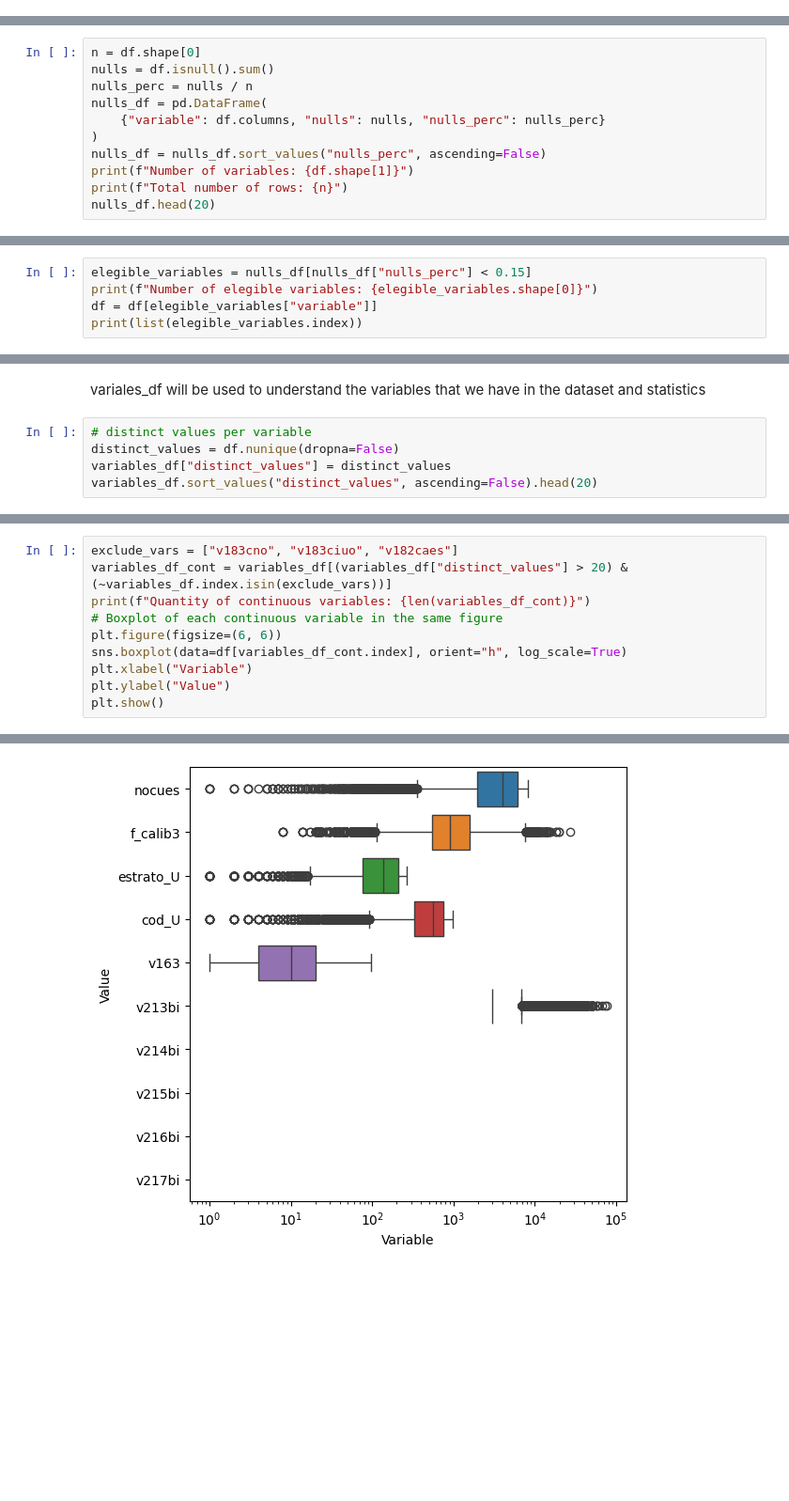
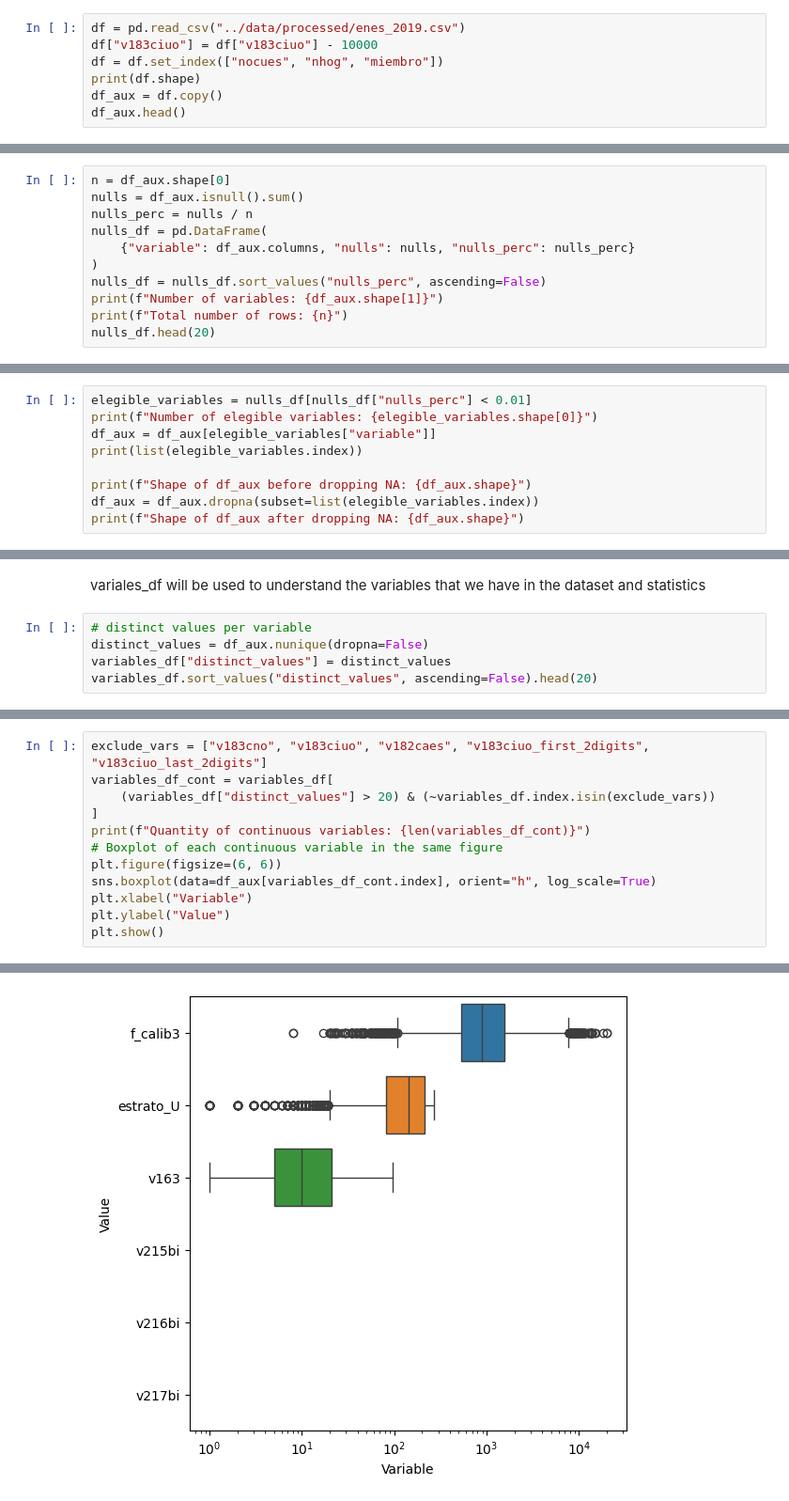
Before and after one commit to aaronbernal28/labor_market_structure_arg, a Jupyter notebook: notebooks/eph_tests.ipynb, the cells around one changed output, grey strips where cells are left out. Shown at 94% size. Drawn from its saved outputs; the diff is of its cells as text; blank space fills up the shorter version.

```diff
--- a/notebooks/eph_tests.ipynb
+++ b/notebooks/eph_tests.ipynb
@@ -37,0 +18,7 @@ caes_ciuo_relation_df
+# %%
+df = pd.read_csv("../data/processed/enes_2019.csv")
+df["v183ciuo"] = df["v183ciuo"] - 10000
+df = df.set_index(["nocues", "nhog", "miembro"])
+print(df.shape)
+df_aux = df.copy()
+df_aux.head()
@@ -67,14 +70,14 @@ df
 # %% [markdown]
 Variables per quantity and percentage of nulls, sorted by percentage of nulls
 # %%
-n = df.shape[0]
-nulls = df.isnull().sum()
+n = df_aux.shape[0]
+nulls = df_aux.isnull().sum()
 nulls_perc = nulls / n
 nulls_df = pd.DataFrame(
-	{"variable": df.columns, "nulls": nulls, "nulls_perc": nulls_perc}
+	{"variable": df_aux.columns, "nulls": nulls, "nulls_perc": nulls_perc}
 )
 nulls_df = nulls_df.sort_values("nulls_perc", ascending=False)
-print(f"Number of variables: {df.shape[1]}")
+print(f"Number of variables: {df_aux.shape[1]}")
 print(f"Total number of rows: {n}")
 nulls_df.head(20)
 # %% [output]
@@ -107,6 +110,10 @@ sns.histplot(data=nulls_df, x="nulls_perc", bins=50)
 # %%
-elegible_variables = nulls_df[nulls_df["nulls_perc"] < 0.15]
+elegible_variables = nulls_df[nulls_df["nulls_perc"] < 0.01]
 print(f"Number of elegible variables: {elegible_variables.shape[0]}")
-df = df[elegible_variables["variable"]]
+df_aux = df_aux[elegible_variables["variable"]]
 print(list(elegible_variables.index))
+
+print(f"Shape of df_aux before dropping NA: {df_aux.shape}")
+df_aux = df_aux.dropna(subset=list(elegible_variables.index))
+print(f"Shape of df_aux after dropping NA: {df_aux.shape}")
 # %% [output]
@@ -157,7 +148,7 @@ v217bi         Integer           Other Income Amount Last Month (Imputed)
 variales_df will be used to understand the variables that we have in the dataset and statistics
 # %%
 # distinct values per variable
-distinct_values = df.nunique(dropna=False)
+distinct_values = df_aux.nunique(dropna=False)
 variables_df["distinct_values"] = distinct_values
 variables_df.sort_values("distinct_values", ascending=False).head(20)
 # %% [output]
@@ -201,10 +190,12 @@ sns.histplot(data=variables_df, x="distinct_values", bins=50, log_scale=True)
 # %%
-exclude_vars = ["v183cno", "v183ciuo", "v182caes"]
-variables_df_cont = variables_df[(variables_df["distinct_values"] > 20) & (~variables_df.index.isin(exclude_vars))]
+exclude_vars = ["v183cno", "v183ciuo", "v182caes", "v183ciuo_first_2digits", "v183ciuo_last_2digits"]
+variables_df_cont = variables_df[
+	(variables_df["distinct_values"] > 20) & (~variables_df.index.isin(exclude_vars))
+]
 print(f"Quantity of continuous variables: {len(variables_df_cont)}")
 # Boxplot of each continuous variable in the same figure
 plt.figure(figsize=(6, 6))
-sns.boxplot(data=df[variables_df_cont.index], orient="h", log_scale=True)
+sns.boxplot(data=df_aux[variables_df_cont.index], orient="h", log_scale=True)
 plt.xlabel("Variable")
 plt.ylabel("Value")
 plt.show()
@@ -213,2 +204,2 @@ Quantity of continuous variables: 10
-[figure, old version]
+[figure, new version]
 # %%
```
Also changed, not shown: parts of 35 cells of this notebook, 4 other files.
